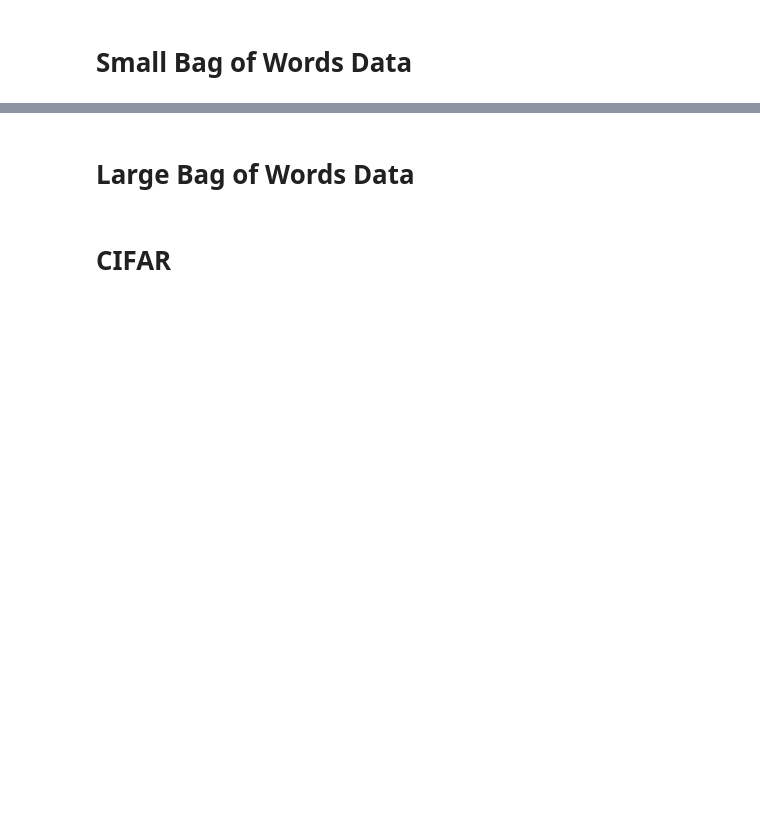
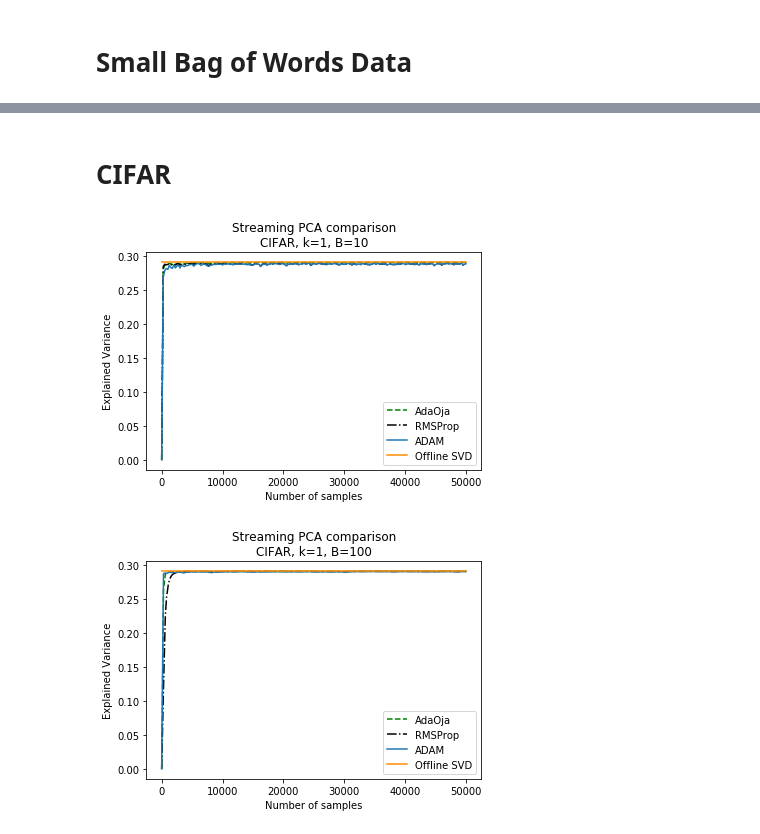
Before and after one commit to aamcbee/AdaOja, a Jupyter notebook: RMSProp, ADAM, AdaOja comparison.ipynb, the cells around one changed output, grey strips where cells are left out. Saved outputs shown, nothing was run; the diff lists cells and outputs as text; code cells hidden in the pictures; blank space fills up the shorter version.

Commit message:
Updated comparison code

```diff
--- a/RMSProp, ADAM, AdaOja comparison.ipynb
+++ b/RMSProp, ADAM, AdaOja comparison.ipynb
@@ -52,6 +71,0 @@ Number of accuracy readings is greater than the number of samples. Setting num_a
-# %% [markdown]
-# Large Bag of Words Data
-# %%
-B = 100
-k = 10
-nyt_n, nyt_d, nyt_nnz, nyt_dense, nyt_SpX, nyt_norm2 = dssb.get_bagXblocks('docword.nytimes.txt', B)
@@ -82,0 +90,10 @@ if 'moos' in a:
+# %%
+# Plot comparison of AdaOja, HPCA and SPM convergence for B=10, 100; k=1...10
+k=1
+for B in [10, 100]:
+    ada_CIFAR, rmsp_CIFAR, adam_CIFAR = dssb.run_sim_fullX(CIFAR_sc, k, methods=['AdaOja','RMSProp', 'ADAM'], B=B, Sparse=False, xnorm2 = CIFAR_norm2, num_acc=200, bias_correction=False, b0_dim=1, eta=.1)
+    CIFAR_evar = expvar(CIFAR_sc, v_CIFAR[:,:k], xnorm2=CIFAR_norm2)
+    pf.plot_mom_comp(ada_CIFAR, rmsp_CIFAR, adam_CIFAR, 'CIFAR', true_evar=CIFAR_evar)
+# %% [output]
+[figure, added]
+[figure, added]
```
Also changed, not shown: parts of 11 cells of this notebook, 2 other files.
